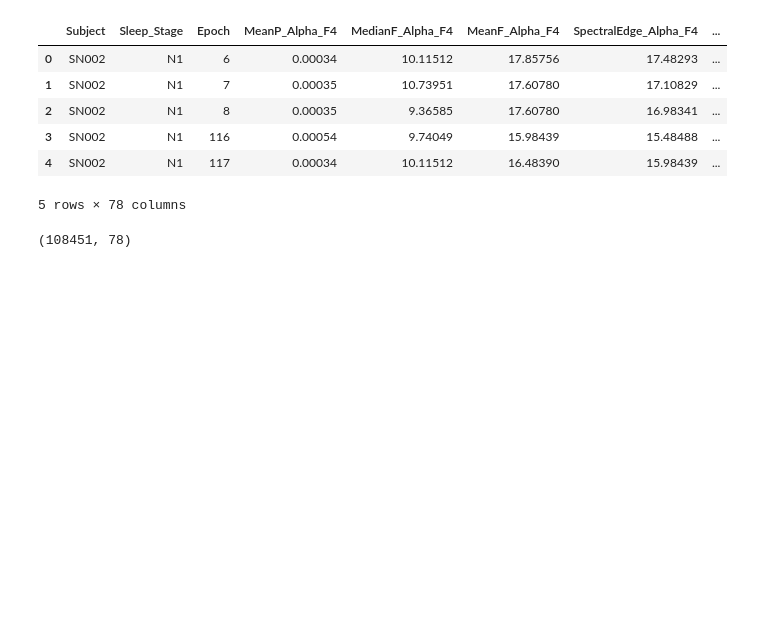
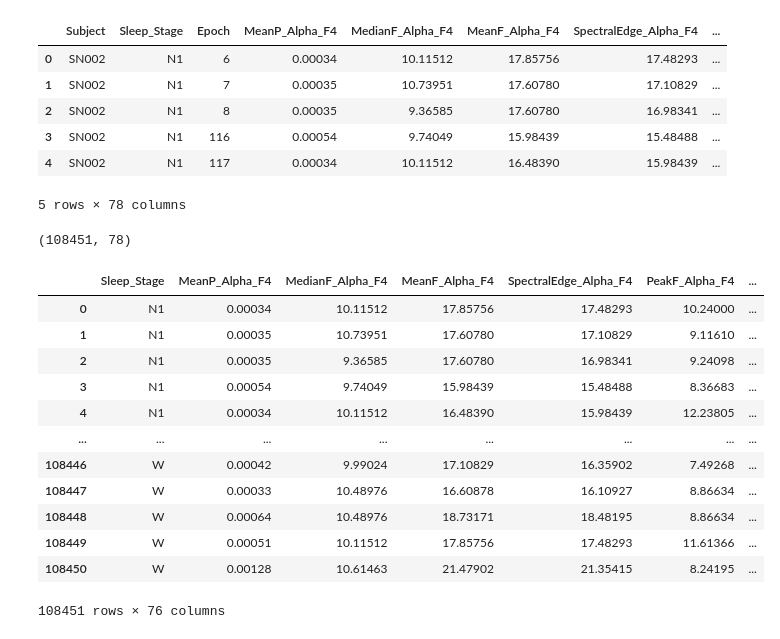
Before and after one commit to FahmidaNourin/CSE445_Machine_Learning, a Jupyter notebook: Project_Initial.ipynb, the cells around one changed output. Cells and saved outputs as stored; diff of their text form; code cells hidden in the pictures; blank space fills up the shorter version.

```diff
--- a/Project_Initial.ipynb
+++ b/Project_Initial.ipynb
@@ -25,3 +25,22 @@ df.head()
 df.shape
 # %% [output]
 (108451, 78)
+# %%
+df = df.loc[:,df.columns != "Subject"]
+df = df.loc[:,df.columns != "Epoch"]
+# %%
+df
+# %% [output]
+|  | Sleep_Stage | MeanP_Alpha_F4 | MedianF_Alpha_F4 | MeanF_Alpha_F4 | SpectralEdge_Alpha_F4 | PeakF_Alpha_F4 | ... |
+| 0 | N1 | 0.00034 | 10.11512 | 17.85756 | 17.48293 | 10.24000 | ... |
+| 1 | N1 | 0.00035 | 10.73951 | 17.60780 | 17.10829 | 9.11610 | ... |
+| 2 | N1 | 0.00035 | 9.36585 | 17.60780 | 16.98341 | 9.24098 | ... |
+| 3 | N1 | 0.00054 | 9.74049 | 15.98439 | 15.48488 | 8.36683 | ... |
+| 4 | N1 | 0.00034 | 10.11512 | 16.48390 | 15.98439 | 12.23805 | ... |
+| ... | ... | ... | ... | ... | ... | ... | ... |
+| 108446 | W | 0.00042 | 9.99024 | 17.10829 | 16.35902 | 7.49268 | ... |
+| 108447 | W | 0.00033 | 10.48976 | 16.60878 | 16.10927 | 8.86634 | ... |
+| 108448 | W | 0.00064 | 10.48976 | 18.73171 | 18.48195 | 8.86634 | ... |
+| 108449 | W | 0.00051 | 10.11512 | 17.85756 | 17.48293 | 11.61366 | ... |
+| 108450 | W | 0.00128 | 10.61463 | 21.47902 | 21.35415 | 8.24195 | ... |
+108451 rows × 76 columns
```
Also changed, not shown: parts of 29 cells of this notebook.
